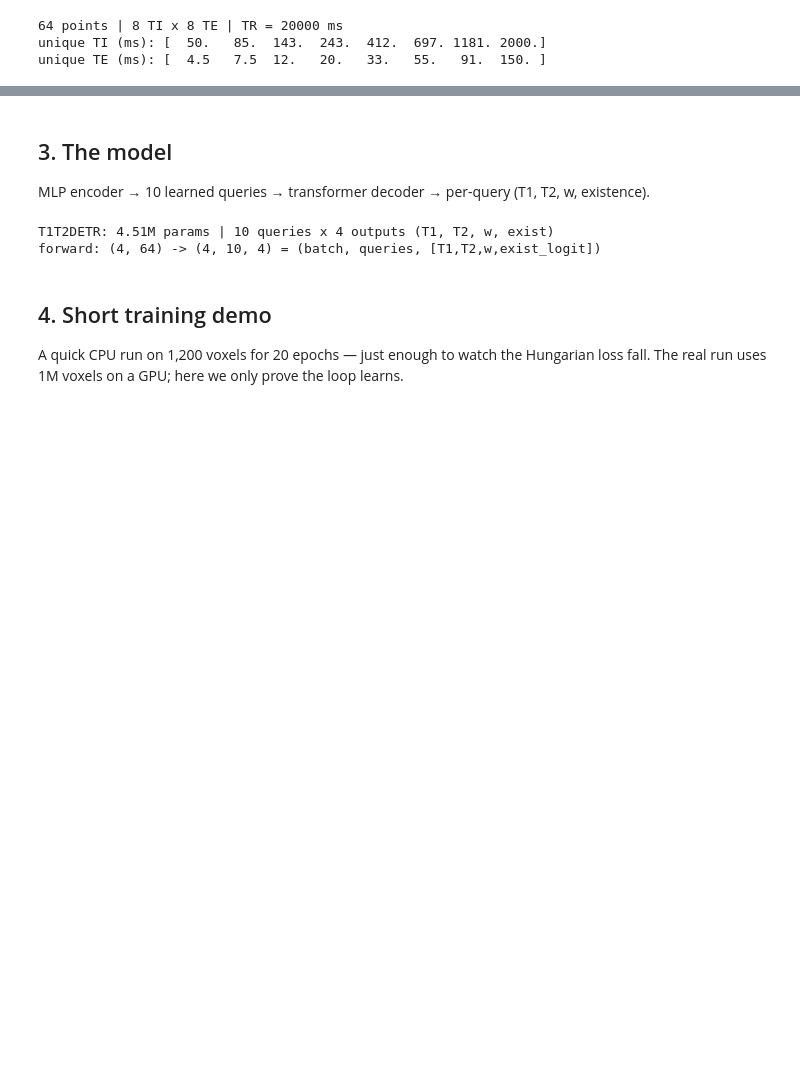
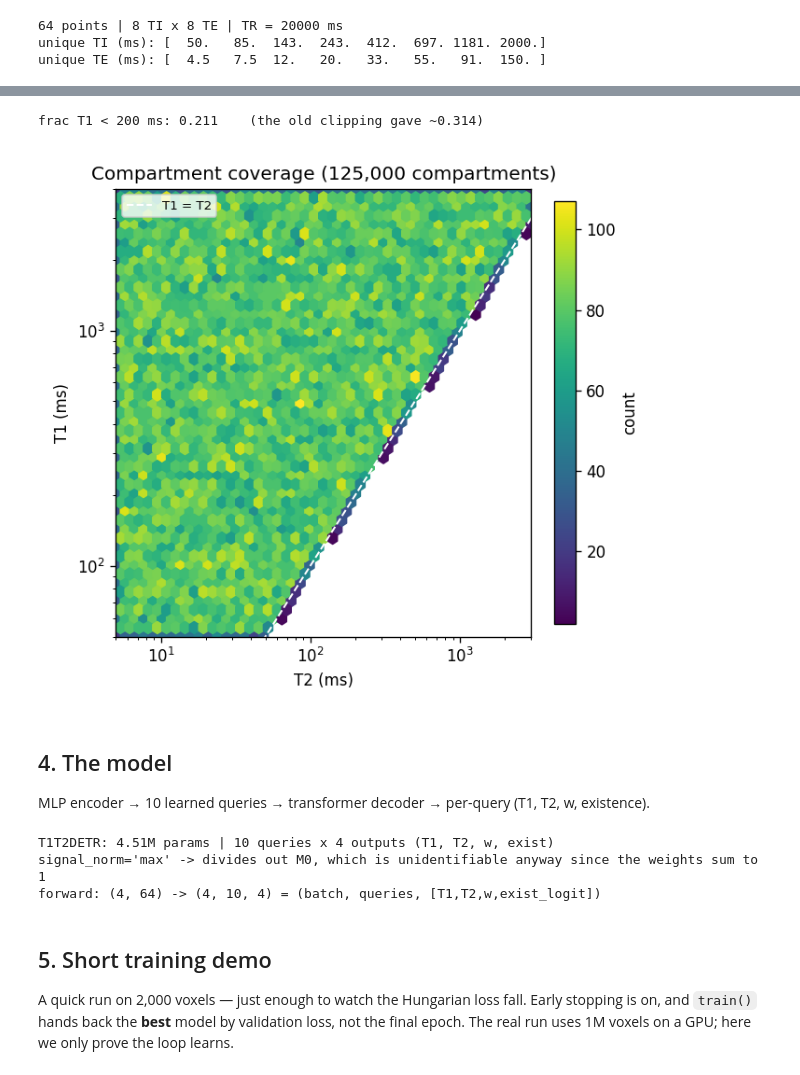
Before and after one commit to fatihoezkan/t1t2_component_detection, a Jupyter notebook: notebooks/demo.ipynb, the cells around one changed output, grey strips where cells are left out. Drawn from its saved outputs; the diff is of its cells as text; code cells hidden in the pictures; blank space fills up the shorter version.

```diff
--- a/notebooks/demo.ipynb
+++ b/notebooks/demo.ipynb
@@ -86,5 +136,27 @@ n_comp: 2
+# %%
+t1a, t2a = [], []
+for n in range(1, 5):
+    d = pd.read_parquet(DEV / f"n{n}" / "train.parquet")
+    for i in range(n):
+        t1a.append(d[f"T1_{i+1}"].dropna().to_numpy()); t2a.append(d[f"T2_{i+1}"].dropna().to_numpy())
+t1a, t2a = np.concatenate(t1a), np.concatenate(t2a)
+
+fig, ax = plt.subplots(figsize=(5.5, 5))
+hb = ax.hexbin(t2a, t1a, xscale="log", yscale="log", gridsize=45, cmap="viridis", mincnt=1)
+ax.plot([5, 4000], [5, 4000], "w--", lw=1.2, label="T1 = T2")
+ax.set_xlim(5, 3000); ax.set_ylim(50, 4000)
+ax.set_xlabel("T2 (ms)"); ax.set_ylabel("T1 (ms)")
+ax.set_title(f"Compartment coverage ({len(t1a):,} compartments)")
+ax.legend(loc="upper left", fontsize=8)
+fig.colorbar(hb, ax=ax, fraction=0.046, label="count")
+fig.tight_layout(); fig.savefig(FIG / "coverage.png", dpi=120); plt.close(fig)
+print(f"frac T1 < 200 ms: {(t1a < 200).mean():.3f}    (the old clipping gave ~0.314)")
+Image(filename=str(FIG / "coverage.png"))
+# %% [output]
+frac T1 < 200 ms: 0.211    (the old clipping gave ~0.314)
+[figure, added]
 # %% [markdown]
-## 3. The model
+## 4. The model
 MLP encoder → 10 learned queries → transformer decoder → per-query (T1, T2, w, existence).
 # %%
 from t1t2.config import load_config
@@ -93,15 +165,19 @@ cfg = load_config(ROOT / "configs" / "baseline.yaml")
 model = build_model(cfg.model)
 nparams = sum(p.numel() for p in model.parameters())
 print(f"T1T2DETR: {nparams/1e6:.2f}M params | {cfg.model.n_queries} queries x 4 outputs (T1, T2, w, exist)")
+print(f"signal_norm={cfg.data.signal_norm!r} -> divides out M0, which is unidentifiable anyway "
+      f"since the weights sum to 1")
 
 X = torch.from_numpy(df[[f"S_{i+1}" for i in range(64)]].to_numpy(np.float32)[:4])
 out = model(X)
 print("forward:", tuple(X.shape), "->", tuple(out.shape), "= (batch, queries, [T1,T2,w,exist_logit])")
 # %% [output]
 T1T2DETR: 4.51M params | 10 queries x 4 outputs (T1, T2, w, exist)
+signal_norm='max' -> divides out M0, which is unidentifiable anyway since the weights sum to 1
 forward: (4, 64) -> (4, 10, 4) = (batch, queries, [T1,T2,w,exist_logit])
 # %% [markdown]
-## 4. Short training demo
-A quick CPU run on 1,200 voxels for 20 epochs — just enough to watch the Hungarian loss fall.
-The real run uses 1M voxels on a GPU; here we only prove the loop learns.
+## 5. Short training demo
+A quick run on 2,000 voxels — just enough to watch the Hungarian loss fall. Early stopping is on,
+and `train()` hands back the **best** model by validation loss, not the final epoch. The real run
+uses 1M voxels on a GPU; here we only prove the loop learns.
 # %%
```
Also changed, not shown: parts of 21 cells of this notebook, 33 other files.
